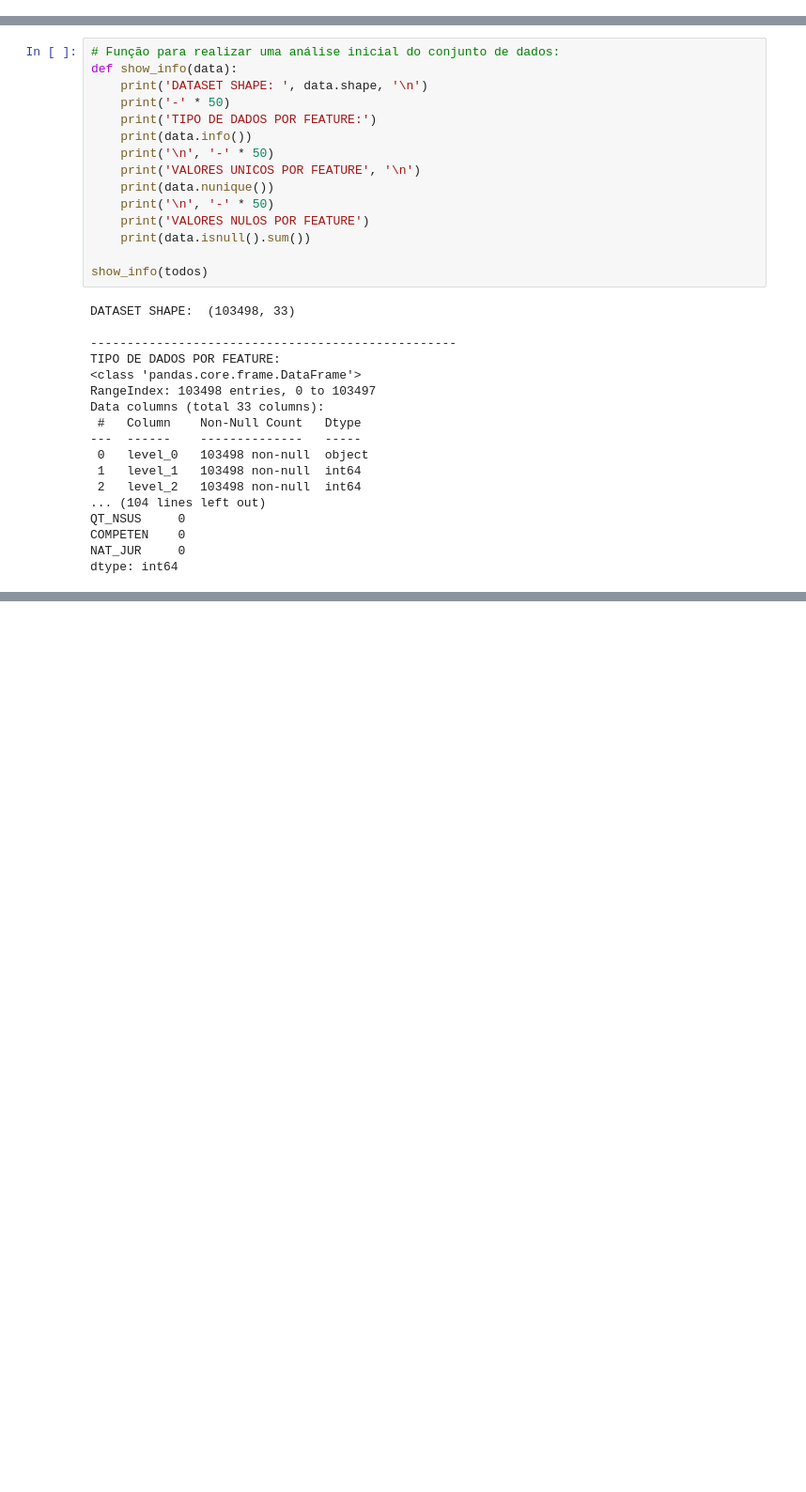
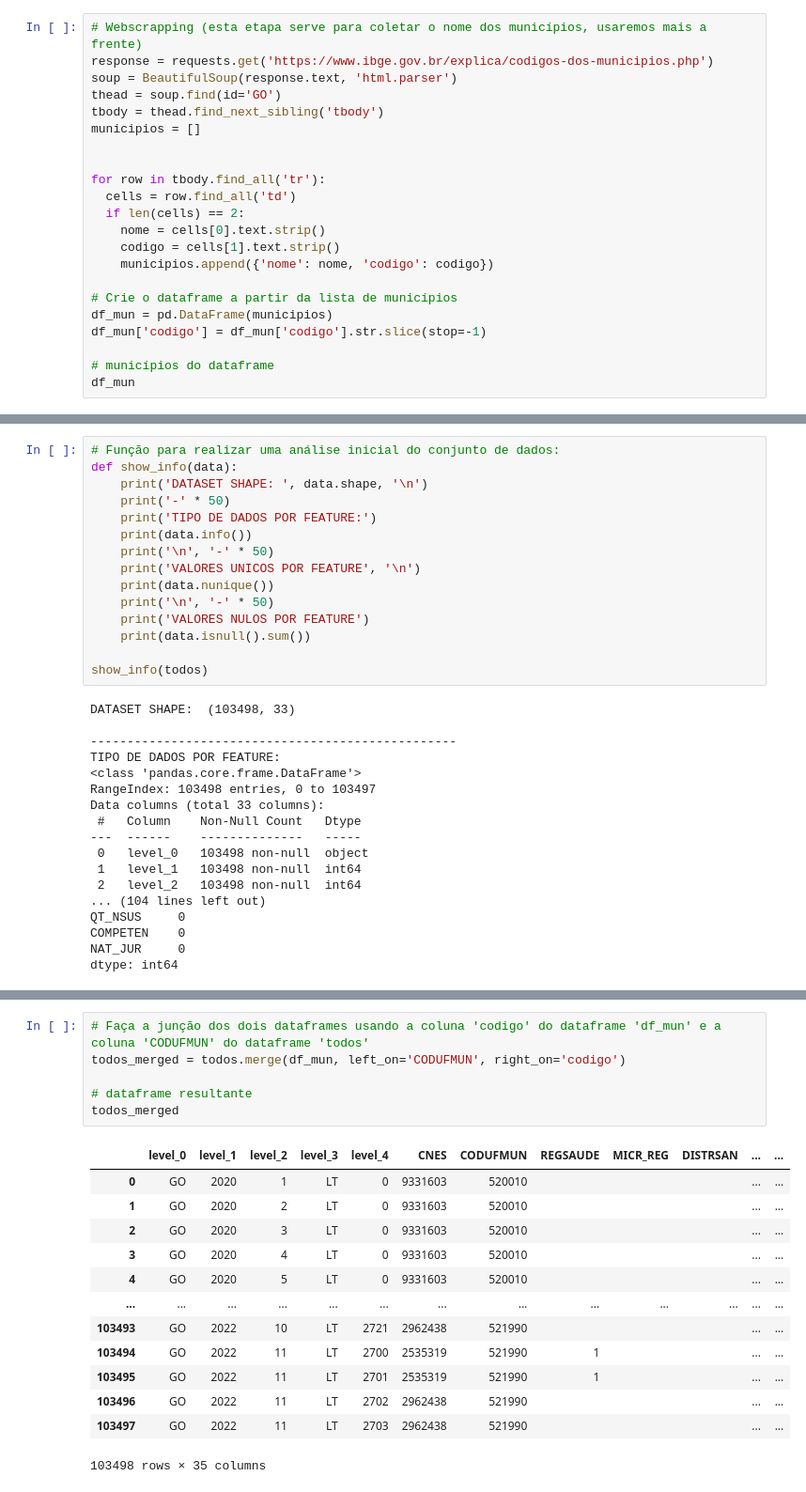
Before and after one commit to douglassodre/capacidadehospitalargoias_covid19, a Jupyter notebook: Evolução_da_capacidade_hospitalar_(número_de_leitos)_durante_a_pandemia_de_Covid_19_em_Goiás.ipynb, the cells around one changed output, grey strips where cells are left out. Shown at 94% size. Cells and saved outputs as stored; diff of their text form; blank space fills up the shorter version.

```diff
--- a/Evolução_da_capacidade_hospitalar_(número_de_leitos)_durante_a_pandemia_de_Covid_19_em_Goiás.ipynb
+++ b/Evolução_da_capacidade_hospitalar_(número_de_leitos)_durante_a_pandemia_de_Covid_19_em_Goiás.ipynb
@@ -76,3 +78,25 @@ todos
 | 103496 | GO | 2022 | 11 | LT | 2942 | 2439883 | 522220 | 02 |  |  | ... | ... |
 | 103497 | GO | 2022 | 11 | LT | 2943 | 2439883 | 522220 | 02 |  |  | ... | ... |
 103498 rows × 33 columns
+# %%
+# Webscrapping (esta etapa serve para coletar o nome dos municípios, usaremos mais a frente)
+response = requests.get('https://www.ibge.gov.br/explica/codigos-dos-municipios.php')
+soup = BeautifulSoup(response.text, 'html.parser')
+thead = soup.find(id='GO')
+tbody = thead.find_next_sibling('tbody')
+municipios = []
+
+
+for row in tbody.find_all('tr'):
+  cells = row.find_all('td')
+  if len(cells) == 2:
+    nome = cells[0].text.strip()
+    codigo = cells[1].text.strip()
+    municipios.append({'nome': nome, 'codigo': codigo})
+
+# Crie o dataframe a partir da lista de municípios
+df_mun = pd.DataFrame(municipios)
+df_mun['codigo'] = df_mun['codigo'].str.slice(stop=-1)
+
+# municípios do dataframe
+df_mun
@@ -156,3 +194,23 @@ print(resultado)
 # %% [output]
 No ano de 2021, houve uma alteração de 0.03% em relação ao ano anterior.
 No ano de 2022, houve uma alteração de -0.08% em relação ao ano anterior.
+# %%
+# Faça a junção dos dois dataframes usando a coluna 'codigo' do dataframe 'df_mun' e a coluna 'CODUFMUN' do dataframe 'todos'
+todos_merged = todos.merge(df_mun, left_on='CODUFMUN', right_on='codigo')
+
+# dataframe resultante
+todos_merged
+# %% [output]
+|  | level_0 | level_1 | level_2 | level_3 | level_4 | CNES | CODUFMUN | REGSAUDE | MICR_REG | DISTRSAN | ... | ... |
+| 0 | GO | 2020 | 1 | LT | 0 | 9331603 | 520010 |  |  |  | ... | ... |
+| 1 | GO | 2020 | 2 | LT | 0 | 9331603 | 520010 |  |  |  | ... | ... |
+| 2 | GO | 2020 | 3 | LT | 0 | 9331603 | 520010 |  |  |  | ... | ... |
+| 3 | GO | 2020 | 4 | LT | 0 | 9331603 | 520010 |  |  |  | ... | ... |
+| 4 | GO | 2020 | 5 | LT | 0 | 9331603 | 520010 |  |  |  | ... | ... |
+| ... | ... | ... | ... | ... | ... | ... | ... | ... | ... | ... | ... | ... |
+| 103493 | GO | 2022 | 10 | LT | 2721 | 2962438 | 521990 |  |  |  | ... | ... |
+| 103494 | GO | 2022 | 11 | LT | 2700 | 2535319 | 521990 | 1 |  |  | ... | ... |
+| 103495 | GO | 2022 | 11 | LT | 2701 | 2535319 | 521990 | 1 |  |  | ... | ... |
+| 103496 | GO | 2022 | 11 | LT | 2702 | 2962438 | 521990 |  |  |  | ... | ... |
+| 103497 | GO | 2022 | 11 | LT | 2703 | 2962438 | 521990 |  |  |  | ... | ... |
+103498 rows × 35 columns
```
Also changed, not shown: parts of 8 cells of this notebook.
